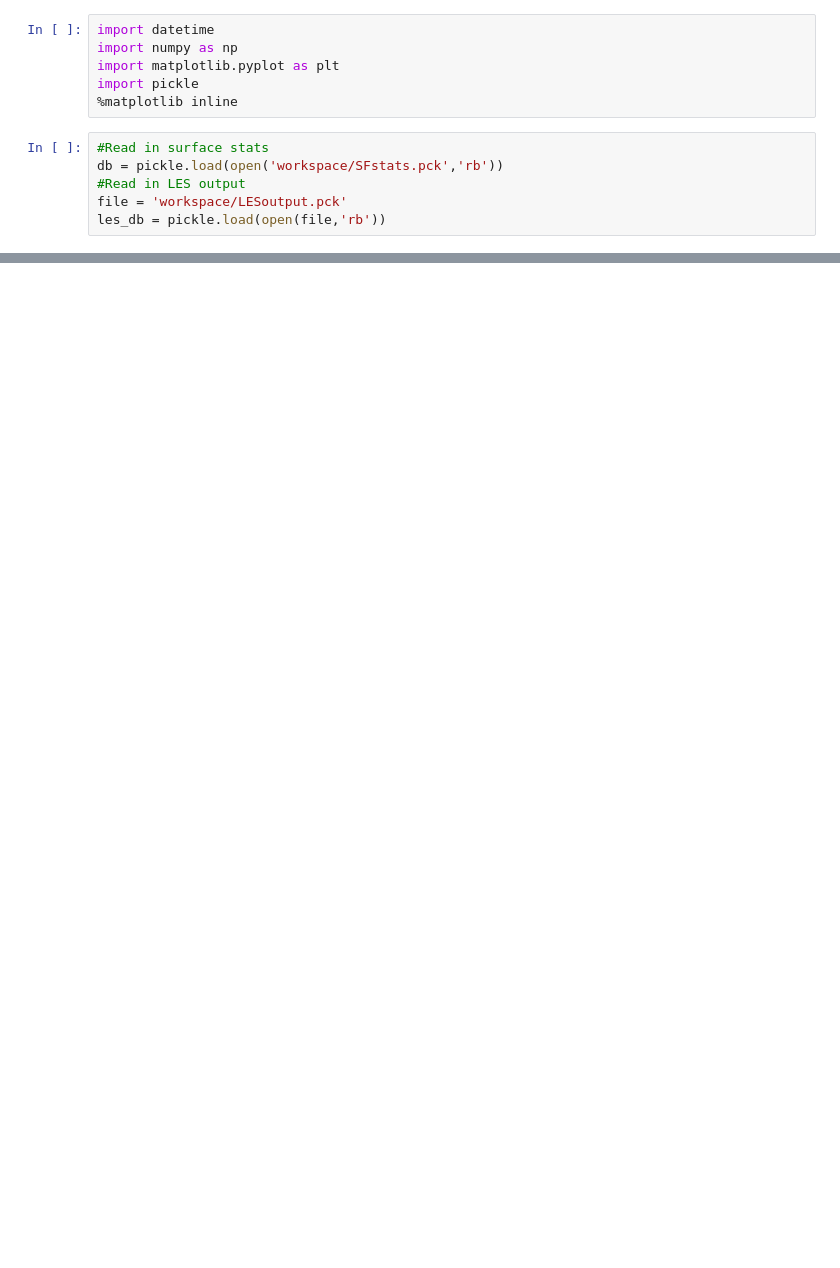
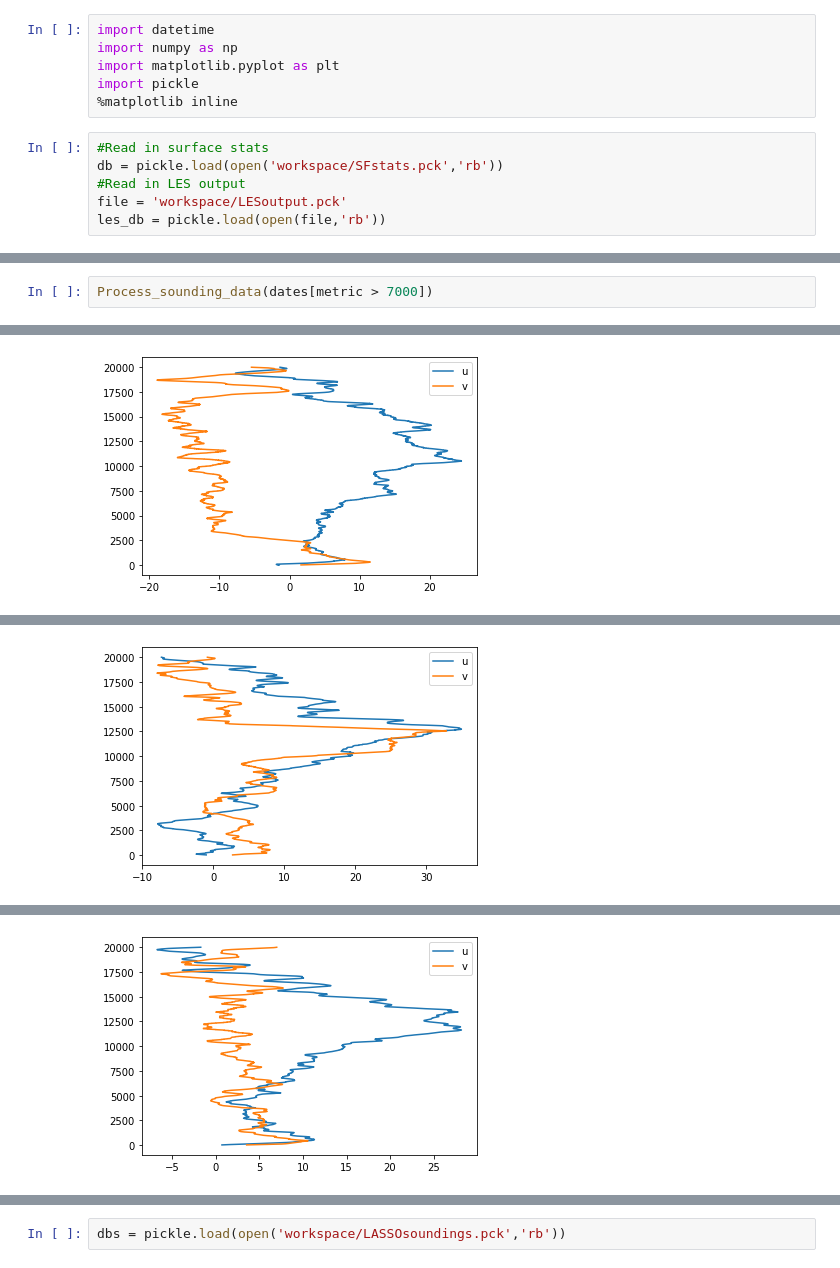
Before and after one commit to chaneyn/LESanalysis, a Jupyter notebook: Analysis.ipynb, the cells around one changed output, grey strips where cells are left out. Saved outputs shown, nothing was run; the diff lists cells and outputs as text; blank space fills up the shorter version.

```diff
--- a/Analysis.ipynb
+++ b/Analysis.ipynb
@@ -75,0 +167,3 @@ print(np.mean(scores))
+# %%
+Process_sounding_data(dates[metric > 7000])
+# %% [output]
@@ -75,0 +171 @@ print(np.mean(scores))
+[figure, added]
@@ -75,0 +175 @@ print(np.mean(scores))
+[figure, added]
@@ -75,0 +179 @@ print(np.mean(scores))
+[figure, added]
@@ -75,0 +182,2 @@ print(np.mean(scores))
+# %%
+dbs = pickle.load(open('workspace/LASSOsoundings.pck','rb'))
```
Also changed, not shown: parts of 11 cells of this notebook, 1 other file.
